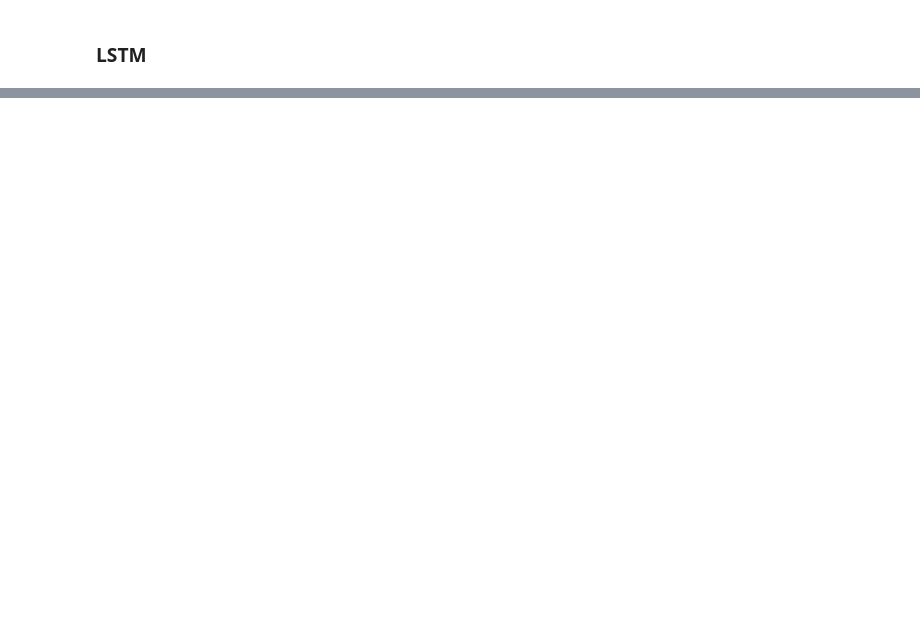
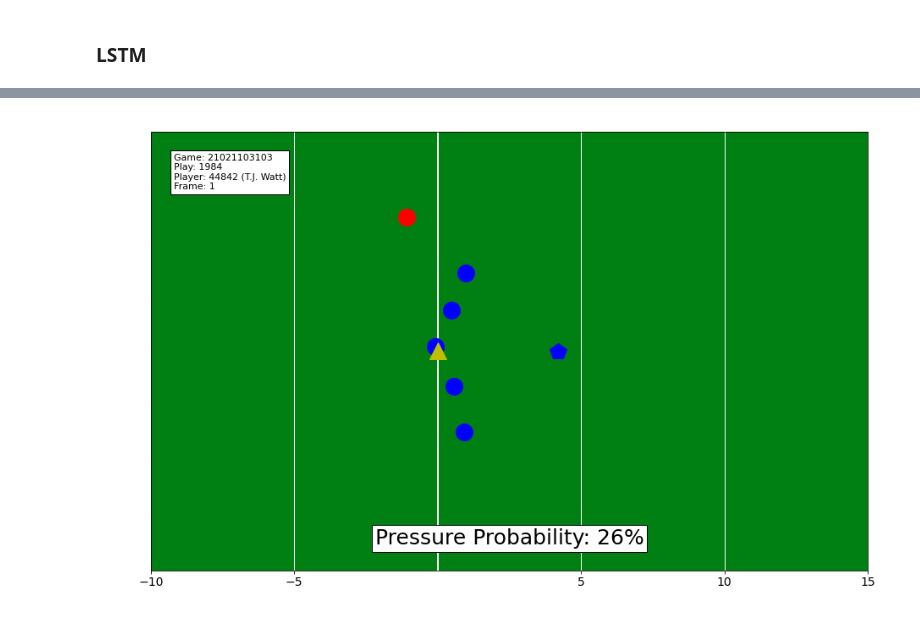
Before and after one commit to jskaza/nfl-big-data-bowl-2023, a Jupyter notebook: pressure_probability_models.ipynb, the cells around one changed output, grey strips where cells are left out. Cells and saved outputs as stored; diff of their text form; code cells hidden in the pictures; blank space fills up the shorter version.

```diff
--- a/pressure_probability_models.ipynb
+++ b/pressure_probability_models.ipynb
@@ -230,0 +252,16 @@ Epoch 6/50
+# %%
+def make_probs(df, model, game_id, play_id, nfl_id):
+  X, y  = [], []
+  rush_df = df[(df["game_id"]==game_id) & (df["play_id"]==play_id) & (df["nfl_id"]==nfl_id)]
+
+  f = rush_df[feats].to_numpy()
+
+  if type(model) == LogisticRegression:
+    X = rush_df[feats].to_numpy()
+    return f, model.predict_proba(X)[:,1]
+
+  else:
+    sub_seq = [f[:n + 1] for n in range(len(f))]
+
+    X = tf.keras.utils.pad_sequences(sub_seq, dtype="float", padding="pre", value = -99, maxlen=model.layers[0].output_shape[1])
+    return f, model.predict(X).flatten()
@@ -230,0 +422,2 @@ Epoch 6/50
+# %%
+watt_rush1, watt_probs1 = make_probs(df, mod2, 2021103103, 1984, 44842)
@@ -230,0 +426,4 @@ Epoch 6/50
+# %%
+path_plot(watt_rush1, watt_probs1, 21021103103, 1984, 44842, "T.J. Watt")
+# %% [output]
+[figure, added]
```
Also changed, not shown: parts of 24 cells of this notebook, 1 other file.
